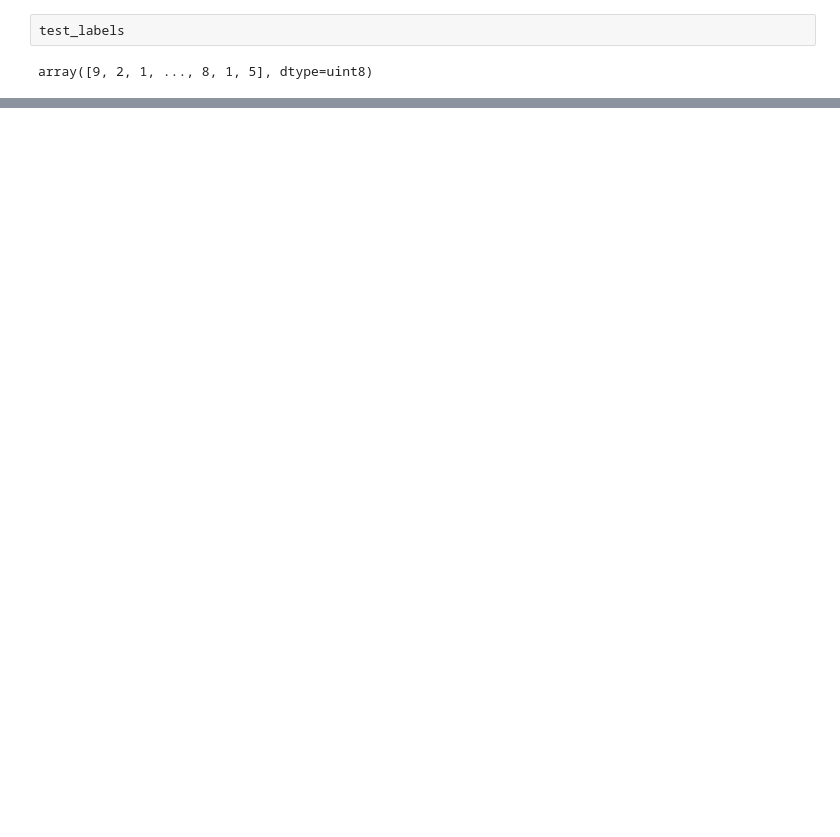
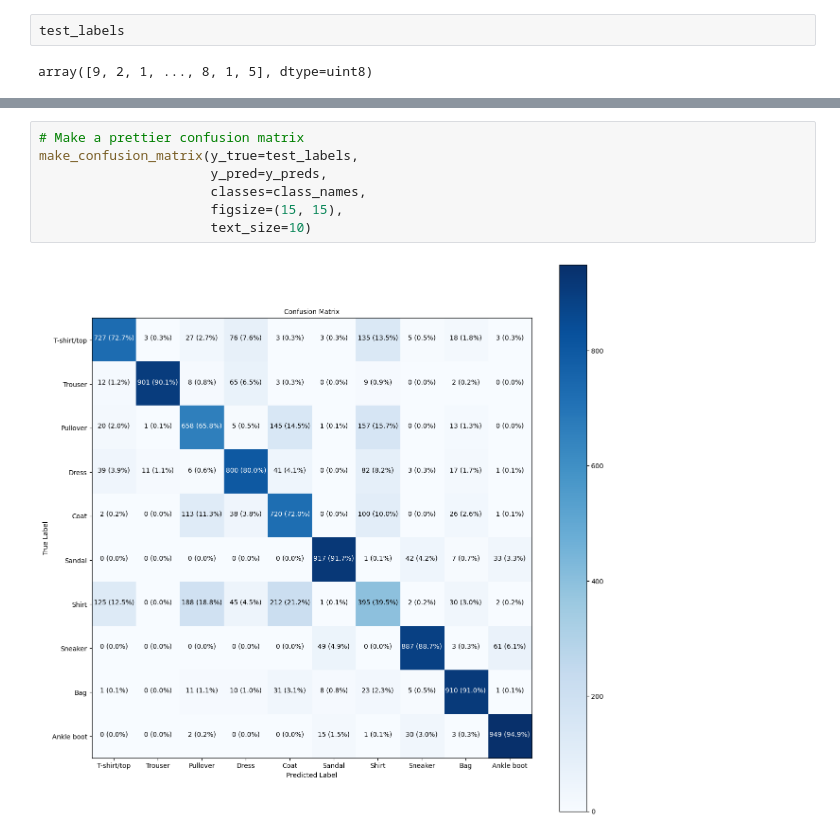
Before and after one commit to Nameless8243/TensorFlow_DL, a Jupyter notebook: 02_neural_network_classification_with_tensorflow.ipynb, the cells around one changed output, grey strips where cells are left out. Cells and saved outputs as stored; diff of their text form; blank space fills up the shorter version.

Commit message:
Create a confusion matrix

```diff
--- a/02_neural_network_classification_with_tensorflow.ipynb
+++ b/02_neural_network_classification_with_tensorflow.ipynb
@@ -1479,0 +1486,9 @@ array([9, 2, 1, ..., 8, 1, 5], dtype=uint8)
+# %%
+# Make a prettier confusion matrix
+make_confusion_matrix(y_true=test_labels,
+                      y_pred=y_preds,
+                      classes=class_names,
+                      figsize=(15, 15),
+                      text_size=10)
+# %% [output]
+[figure, added]
```
Also changed, not shown: parts of 48 cells of this notebook.
